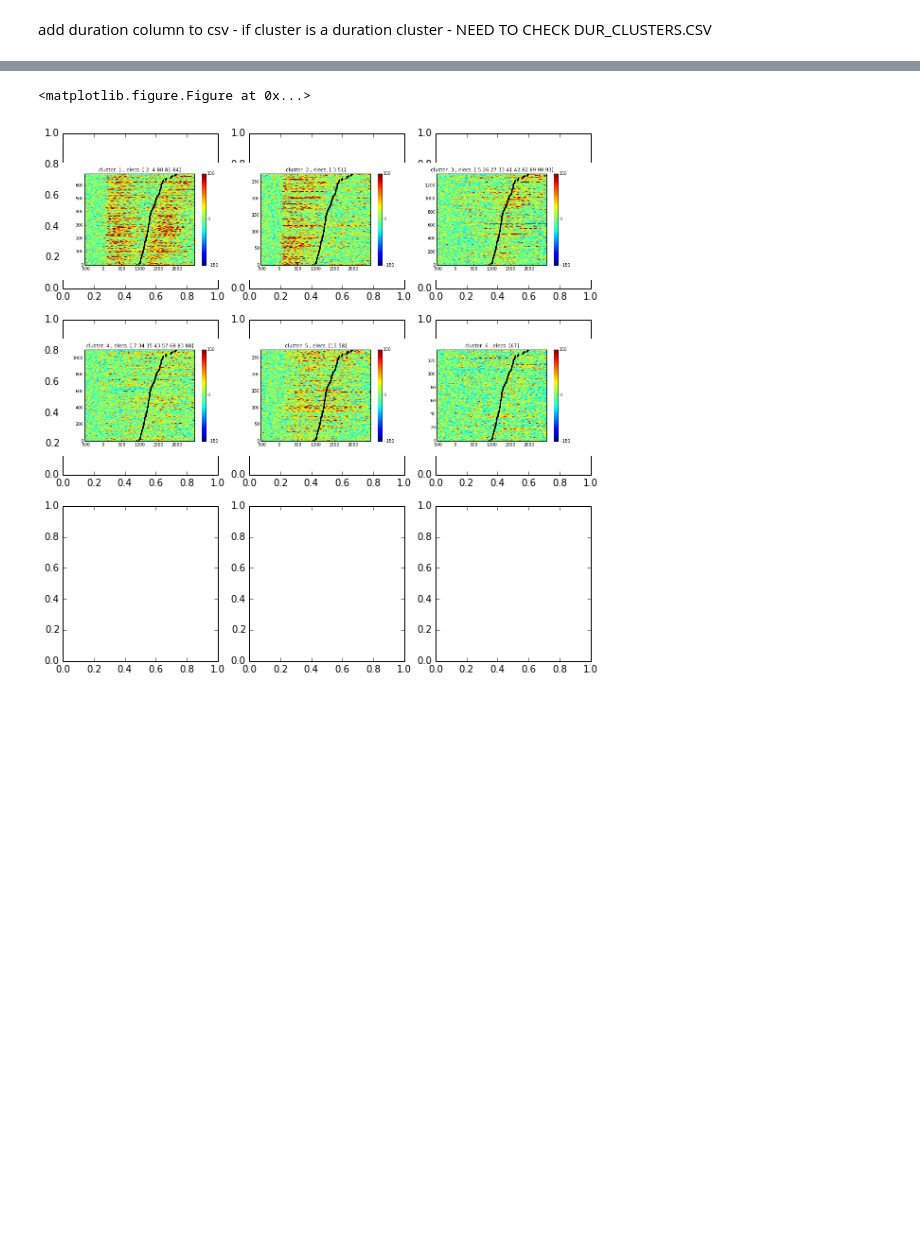
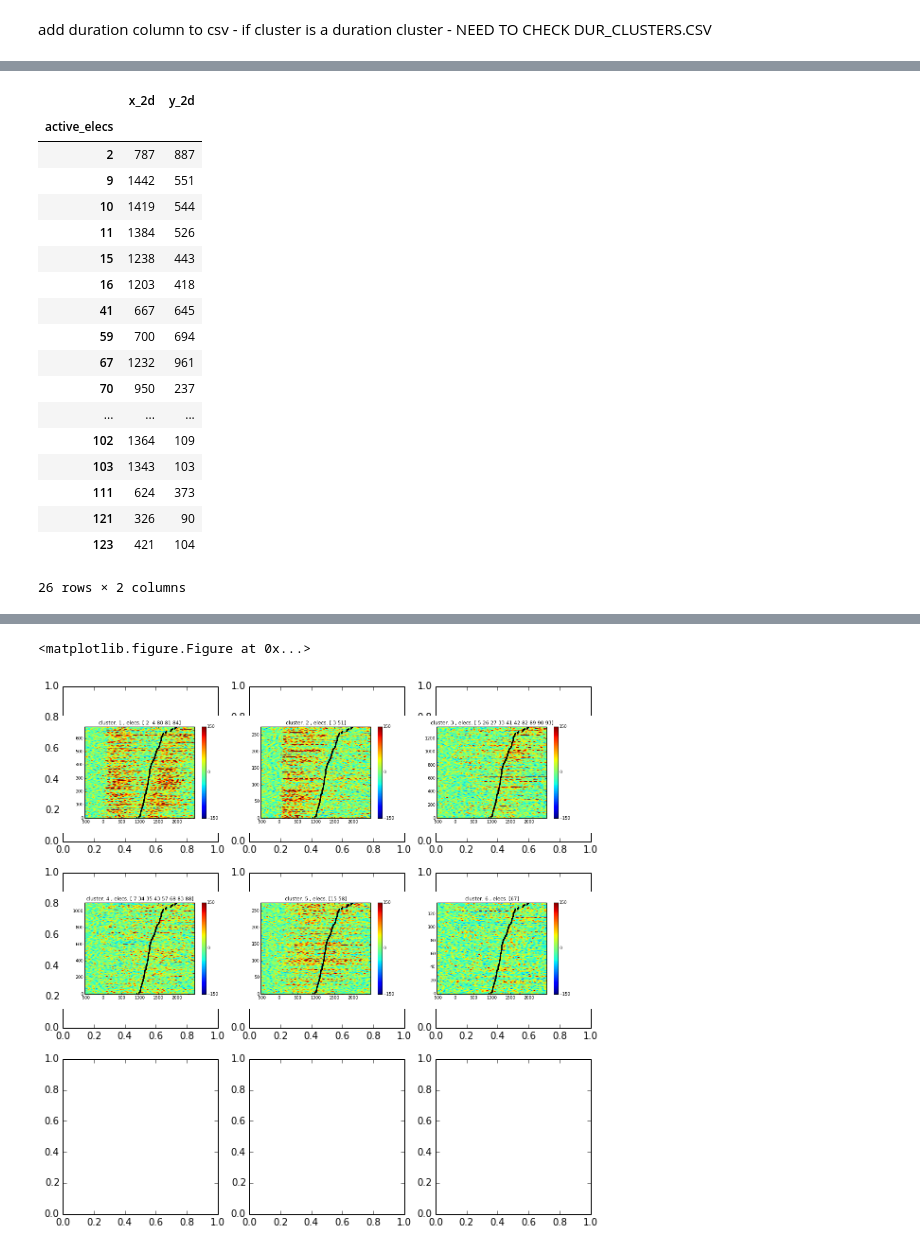
Before and after one commit to matarhaller/ECOGpy, a Jupyter notebook: plot_clusters_brain.ipynb, the cells around one changed output, grey strips where cells are left out. Saved outputs shown, nothing was run; the diff lists cells and outputs as text; code cells hidden in the pictures; blank space fills up the shorter version.

```diff
--- a/plot_clusters_brain.ipynb
+++ b/plot_clusters_brain.ipynb
@@ -11,20 +11,21 @@ import scipy.io as spio
 Using matplotlib backend: module://IPython.kernel.zmq.pylab.backend_inline
 Populating the interactive namespace from numpy and matplotlib
 # %%
-reconlist = '/Users/matar/Google Drive/Avgusta/PCA_elecs/reconlist.xlsx'
+#reconlist = '/Users/matar/Google Drive/Avgusta/PCA_elecs/reconlist.xlsx'
+reconlist = '/home/knight/matar/MATLAB/DATA/Avgusta/PCA/reconlist.xlsx'
 reconlist = pd.ExcelFile(reconlist).parse('Sheet1')
 # %%
+datadir = '/home/knight/matar/MATLAB/DATA/Avgusta/'
 #for x in reconlist.values:
-for x in reconlist.values[[47, 49, 51, 52]]:
-#for x in reconlist.values[[52]]:
+for x in reconlist.values[[47, 49, 51, 50, 52]]: #dropped CP9 - need to add
     subj_task, recon, xycoords, _ = x
     subj, task = subj_task.split('_')
     if isinstance(xycoords, float): #no explicit xycoord path
         xycoords = 'xycoords.p'
     if not(isinstance(recon, float)): #recon exists
-        recon_filepath = os.path.join('/Users/matar/Documents/MATLAB/DATA/Avgusta/Subjs/', subj, recon)
-        f, ax = brain_clusters.plot_cluster_brain(subj, task, recon_filepath, xycoords = xycoords)
-        filename = os.path.join('/Users/matar/Google Drive/Avgusta/','brain_clusters_active', ''.join([subj_task,'.png']))
+        recon_filepath = os.path.join(datadir, 'Subjs/', subj, recon)
+        f, ax = brain_clusters.plot_cluster_brain(subj, task, recon_filepath, xycoords = xycoords, datadir = datadir)
+        filename = os.path.join(datadir, 'PCA','brain_clusters_active', ''.join([subj_task,'.png']))
         plt.savefig(filename, bbox_inches = 'tight')
         plt.close()
 # %% [markdown]
@@ -171,3 +174,25 @@ cmap = bmap.get_mpl_colormap()
+# %%
+xycoords.loc[weights.index]
+# %% [output]
+|  | x_2d | y_2d |
+| active_elecs |  |  |
+| 2 | 787 | 887 |
+| 9 | 1442 | 551 |
+| 10 | 1419 | 544 |
+| 11 | 1384 | 526 |
+| 15 | 1238 | 443 |
+| 16 | 1203 | 418 |
+| 41 | 667 | 645 |
+| 59 | 700 | 694 |
+| 67 | 1232 | 961 |
+| 70 | 950 | 237 |
+| ... | ... | ... |
+| 102 | 1364 | 109 |
+| 103 | 1343 | 103 |
+| 111 | 624 | 373 |
+| 121 | 326 | 90 |
+| 123 | 421 | 104 |
+26 rows × 2 columns
 # %%
 #plot with single trials
 #create figures
```
Also changed, not shown: parts of 13 cells of this notebook, 4 other files.
